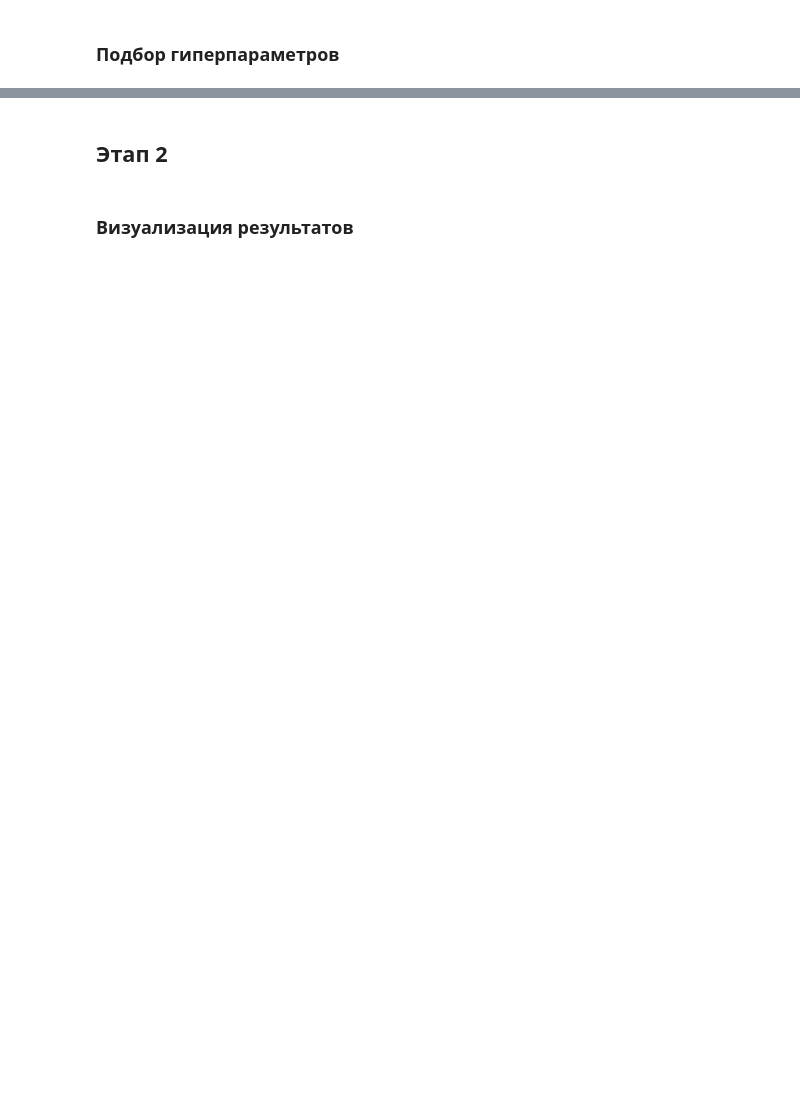
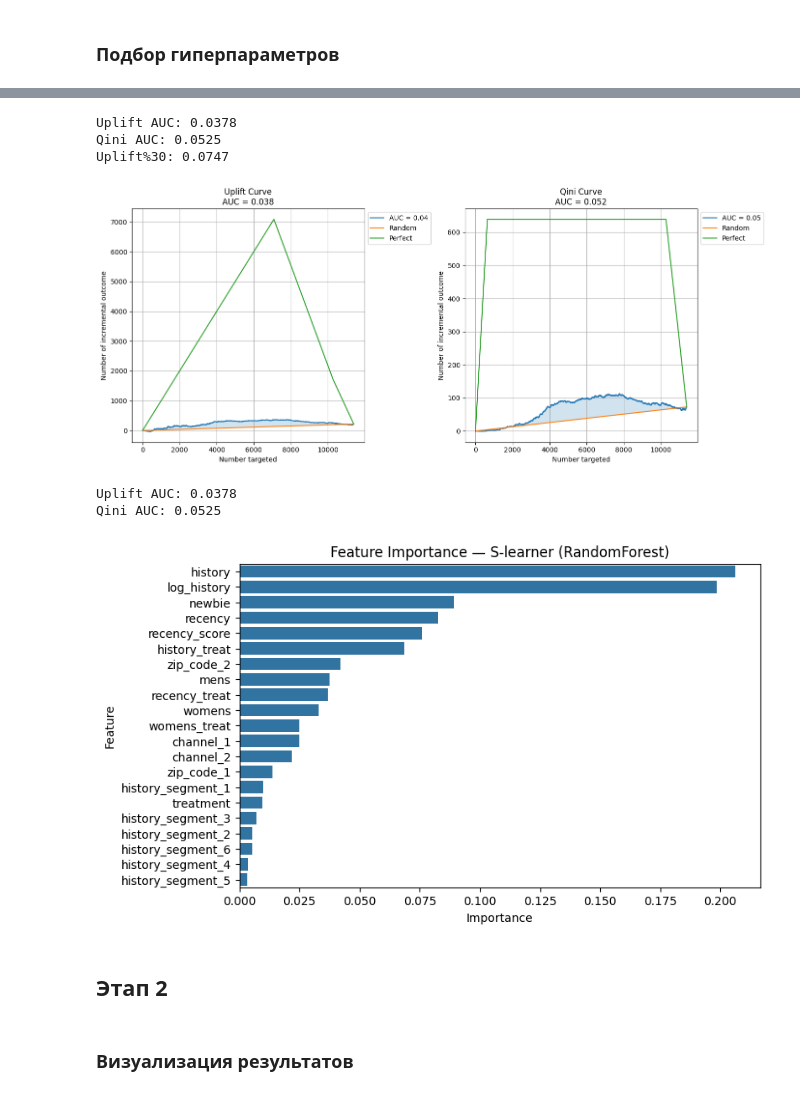
Before and after one commit to kruglikovAlex/mle-uplift-project-2025, a Jupyter notebook: final_project_template.ipynb, the cells around one changed output, grey strips where cells are left out. Saved outputs shown, nothing was run; the diff lists cells and outputs as text; code cells hidden in the pictures; blank space fills up the shorter version.

```diff
--- a/final_project_template.ipynb
+++ b/final_project_template.ipynb
@@ -2496,0 +2486,68 @@ print("Best score: ", study.best_value)
+# %%
+best_params = study.best_params #{'n_estimators': 291, 'max_depth': 8, 'min_samples_split': 7, 'min_samples_leaf': 1, 'max_features': 'sqrt'}
+# %%
+# 6. Обучаем RandomForestClassifier
+best_params_model = RandomForestClassifier(**best_params, random_state=42)
+best_params_model.fit(X_train_s, y_train)
+
+# 7. Предсказываем отклик при t=1 и t=0
+X_test_t1 = X_test.copy()
+X_test_t1["treatment"] = 1
+
+X_test_t0 = X_test.copy()
+X_test_t0["treatment"] = 0
+
+p_t1 = best_params_model.predict_proba(X_test_t1)[:, 1]
+p_t0 = best_params_model.predict_proba(X_test_t0)[:, 1]
+
+# uplift — разница вероятностей
+uplift = p_t1 - p_t0
+
+# Считаем метрики uplift
+uplift_auc = uplift_auc_score(y_test, uplift, t_test)
+qini_auc = qini_auc_score(y_test, uplift, t_test)
+uplift_at_30 = uplift_at_k(y_test, uplift, t_test, strategy='by_group', k=0.3)
+
+print(f"Uplift AUC: {uplift_auc:.4f}")
+print(f"Qini AUC: {qini_auc:.4f}")
+print(f"Uplift%30: {uplift_at_30:.4f}")
+
+# Создаём две подграфики
+fig, axs = plt.subplots(1, 2, figsize=(14, 6))
+
+# Uplift Curve
+plot_uplift_curve(y_test, uplift, t_test, ax=axs[0])
+axs[0].set_title(f'Uplift Curve\nAUC = {uplift_auc:.3f}')
+axs[0].grid(True)
+
+# Qini Curve
+plot_qini_curve(y_test, uplift, t_test, ax=axs[1])
+axs[1].set_title(f'Qini Curve\nAUC = {qini_auc:.3f}')
+axs[1].grid(True)
+
+plt.tight_layout()
+plt.savefig("./models/fe_assets/Qini_Uplift_curve_for_S-learner_RandomForest_bp.png")
+plt.show()
+
+print(f"Uplift AUC: {uplift_auc:.4f}")
+print(f"Qini AUC: {qini_auc:.4f}")
+
+# 9. Важность признаков
+importances = pd.Series(best_params_model.feature_importances_, index=X_train_s.columns).sort_values(ascending=False)
+importances.to_csv("./models/fe_assets/fi_s_learner_rf_bp.csv")
+
+plt.figure(figsize=(8, 5))
+sns.barplot(x=importances.values, y=importances.index)
+plt.title("Feature Importance — S-learner (RandomForest)")
+plt.xlabel("Importance")
+plt.ylabel("Feature")
+plt.savefig("./models/fe_assets/Feature_Importance—S-learner_(RandomForest)_bp.png")
+plt.show()
+# %% [output]
+Uplift AUC: 0.0378
+Qini AUC: 0.0525
+Uplift%30: 0.0747
+[figure, added]
+Uplift AUC: 0.0378
+Qini AUC: 0.0525
+[figure, added]
```
Also changed, not shown: parts of 41 cells of this notebook, 11 other files.
